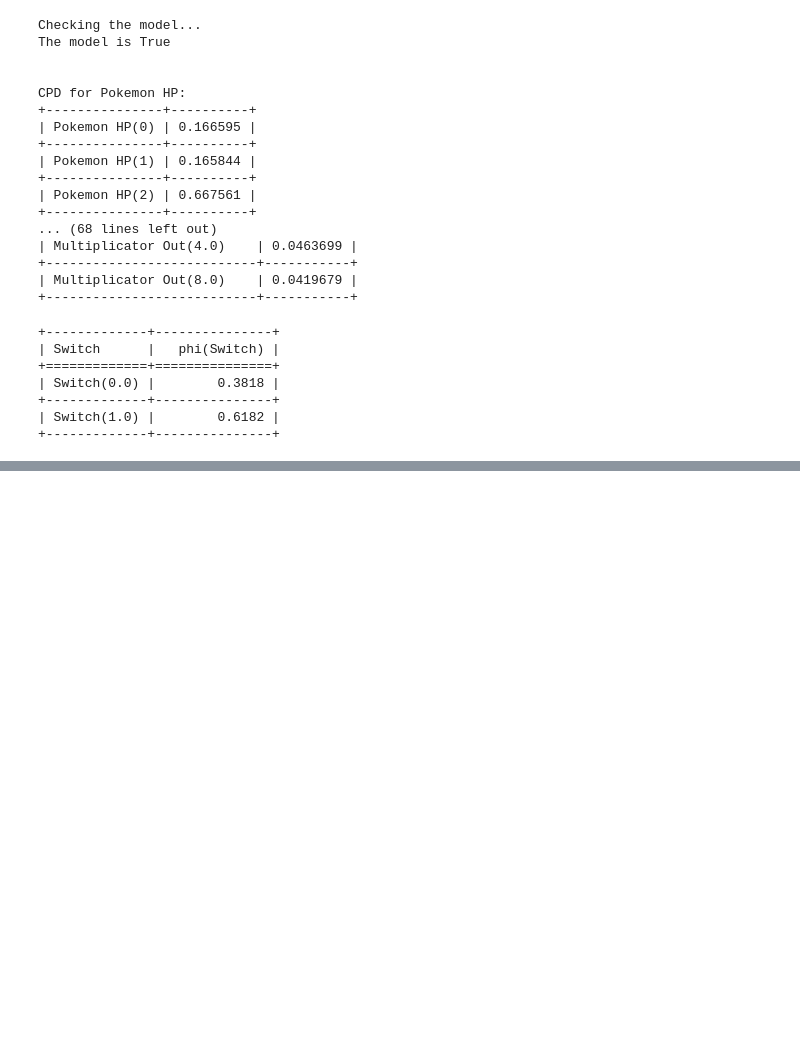
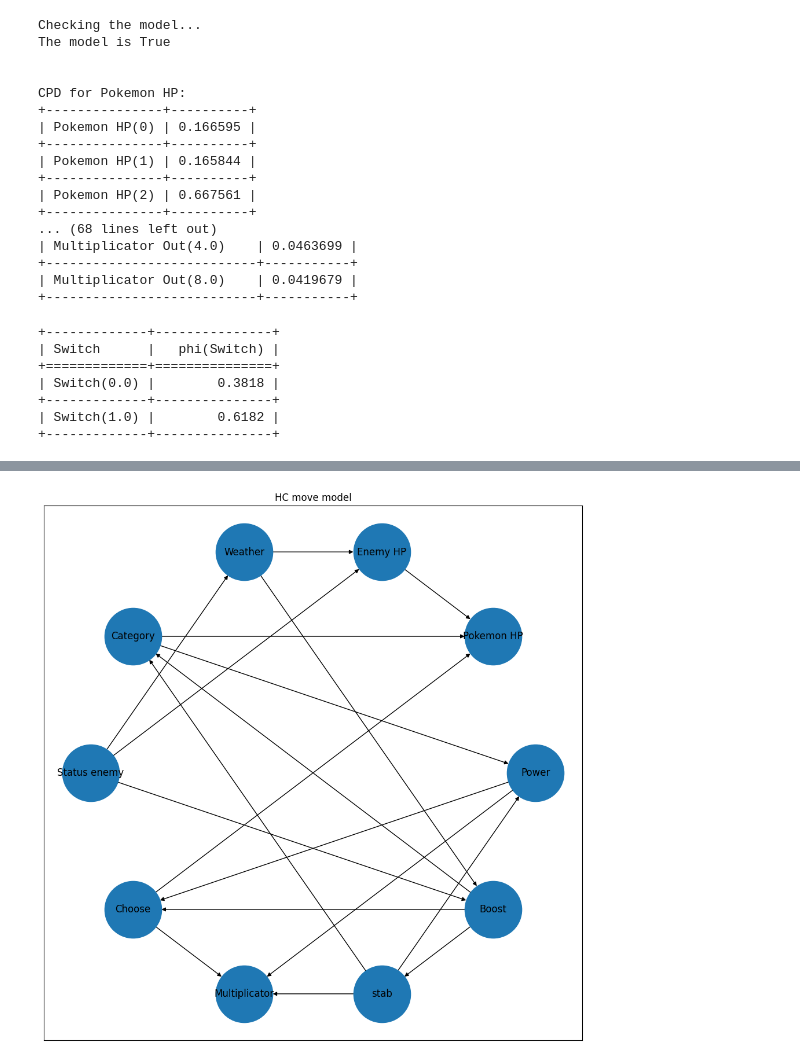
Before and after one commit to TechRufy/showdownBayesian, a Jupyter notebook: showdown/battle_bots/BayesianBotReduced/BayesianNetwork/BayesianPokemon.ipynb, the cells around one changed output, grey strips where cells are left out. Drawn from its saved outputs; the diff is of its cells as text; code cells hidden in the pictures; blank space fills up the shorter version.

```diff
--- a/showdown/battle_bots/BayesianBotReduced/BayesianNetwork/BayesianPokemon.ipynb
+++ b/showdown/battle_bots/BayesianBotReduced/BayesianNetwork/BayesianPokemon.ipynb
@@ -11,9 +70,4 @@ warnings.filterwarnings("ignore")
 # %%
-
-with open("../../../../data/Weakness.json", 'r+') as weakfile:
-    weak = json.load(weakfile)
-    weakfile.close()
-
 def Generate_Multiplicator(x):
     EnemyType = x["Enemy Type"]
     MoveType = x["Type Move"]
@@ -30,7 +84,7 @@ def Generate_Multiplicator(x):
         weakness = weakness * weak[MoveType][Type]
     return weakness
 
-def percentual_Transform(s):
+def percentage_Transform(s):
 
     l = s.split("\/")
     l = list(map(lambda n: int(n),l))
@@ -38,13 +92,13 @@ def percentual_Transform(s):
 
     return p
 
-def check_stab(df):
+def check_stab(DF):
     new_col = []
-    for i in range(len(df)):
-        if df['Pokemon Type'][i].split('\'')[1] == df['Type Move'][i] or (len(df['Pokemon Type'][i].split('\'')) > 3 and df['Pokemon Type'][i].split('\'')[3] == df['Type Move'][i]):
+    for i in range(len(DF)):
+        if DF['Pokemon Type'][i].split('\'')[1] == DF['Type Move'][i] or (len(DF['Pokemon Type'][i].split('\'')) > 3 and DF['Pokemon Type'][i].split('\'')[3] == DF['Type Move'][i]):
             new_col.append(True)
         else:
             new_col.append(False)
-    df = df.assign(stab=new_col)
-    df = df.drop(['Pokemon Type', 'Type Move'], axis= 1)
-    return df
+    DF = DF.assign(stab=new_col)
+    DF = DF.drop(['Pokemon Type', 'Type Move'], axis= 1)
+    return DF
@@ -53,8 +109,8 @@ def check_stab(df):
 df = pd.read_csv("../parsing Dataset/log/Dataset.csv")
 
 #transform the life of the Pokèmon from absolute value to percentage
-df["UserHP"] = df["UserHP"].map(percentual_Transform)
-df["SuffererHP"] = df["SuffererHP"].map(percentual_Transform)
+df["UserHP"] = df["UserHP"].map(percentage_Transform)
+df["SuffererHP"] = df["SuffererHP"].map(percentage_Transform)
 
 #rename of the column to match the node of the network
 df.rename({"UserHP": "Pokemon HP","SuffererHP": "Enemy HP","TypeM": "Type Move",
@@ -662,0 +725,13 @@ print(prob)
+# %%
+df_learn = df.drop(["User","name move","Sufferer"],axis=1)
+scorer = BDeuScore(data=df_learn)
+hc = HillClimbSearch(data=df_learn)
+hc_move_model = hc.estimate(scoring_method=scorer, show_progress=False)
+
+fig, ax = plt.subplots(1, 1, figsize=(12, 12))
+nx.draw_networkx(hc_move_model, pos=nx.drawing.layout.circular_layout(hc_move_model), ax=ax, node_size=5000)
+fig.savefig('hc_move')
+ax.set_title('HC move model')
+hc_move_model = BayesianNetwork(hc_move_model.edges())
+# %% [output]
+[figure, added]
```
Also changed, not shown: parts of 30 cells of this notebook, 6 other files.
